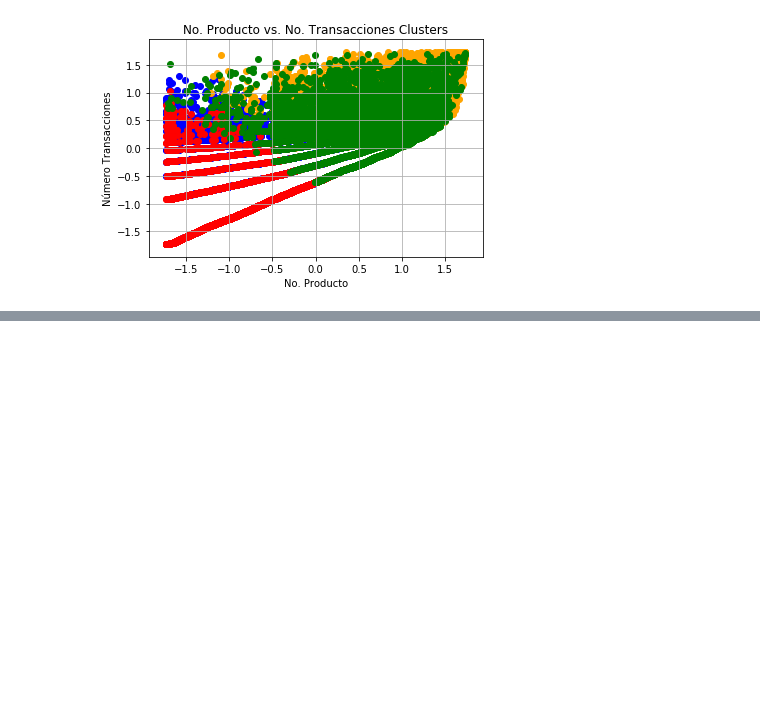
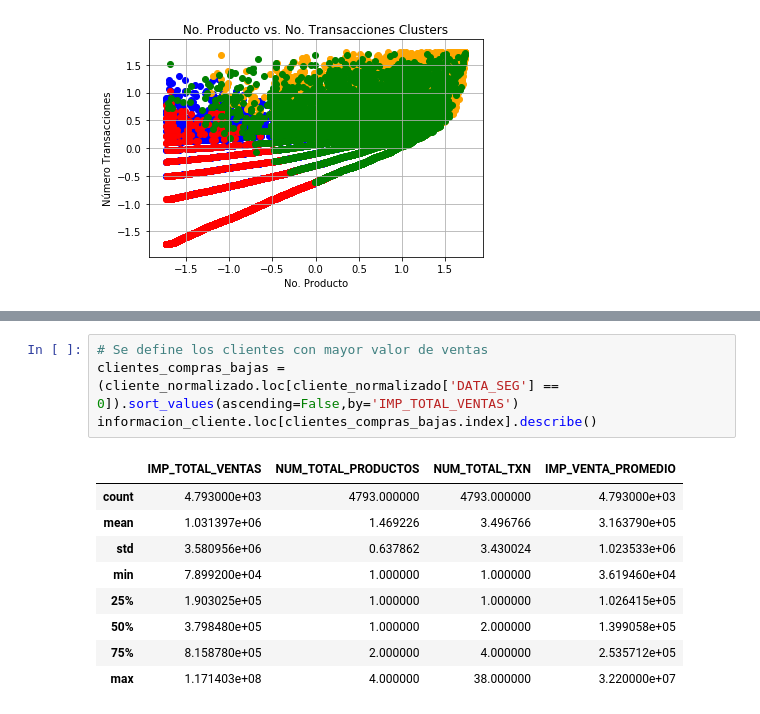
Before and after one commit to masdatascience/TFM-AI, a Jupyter notebook: Prevencion_Churn_NB2-B2B.ipynb, the cells around one changed output, grey strips where cells are left out. Drawn from its saved outputs; the diff is of its cells as text; blank space fills up the shorter version.

```diff
--- a/Prevencion_Churn_NB2-B2B.ipynb
+++ b/Prevencion_Churn_NB2-B2B.ipynb
@@ -237,0 +252,14 @@ graficarCluster(cliente_normalizado,col4,col1,'No. Producto vs. No. Transaccione
+# %%
+# Se define los clientes con mayor valor de ventas
+clientes_compras_bajas = (cliente_normalizado.loc[cliente_normalizado['DATA_SEG'] == 0]).sort_values(ascending=False,by='IMP_TOTAL_VENTAS')
+informacion_cliente.loc[clientes_compras_bajas.index].describe()
+# %% [output]
+|  | IMP_TOTAL_VENTAS | NUM_TOTAL_PRODUCTOS | NUM_TOTAL_TXN | IMP_VENTA_PROMEDIO |
+| count | 4.793000e+03 | 4793.000000 | 4793.000000 | 4.793000e+03 |
+| mean | 1.031397e+06 | 1.469226 | 3.496766 | 3.163790e+05 |
+| std | 3.580956e+06 | 0.637862 | 3.430024 | 1.023533e+06 |
+| min | 7.899200e+04 | 1.000000 | 1.000000 | 3.619460e+04 |
+| 25% | 1.903025e+05 | 1.000000 | 1.000000 | 1.026415e+05 |
+| 50% | 3.798480e+05 | 1.000000 | 2.000000 | 1.399058e+05 |
+| 75% | 8.158780e+05 | 2.000000 | 4.000000 | 2.535712e+05 |
+| max | 1.171403e+08 | 4.000000 | 38.000000 | 3.220000e+07 |
```
Also changed, not shown: parts of 4 cells of this notebook.
